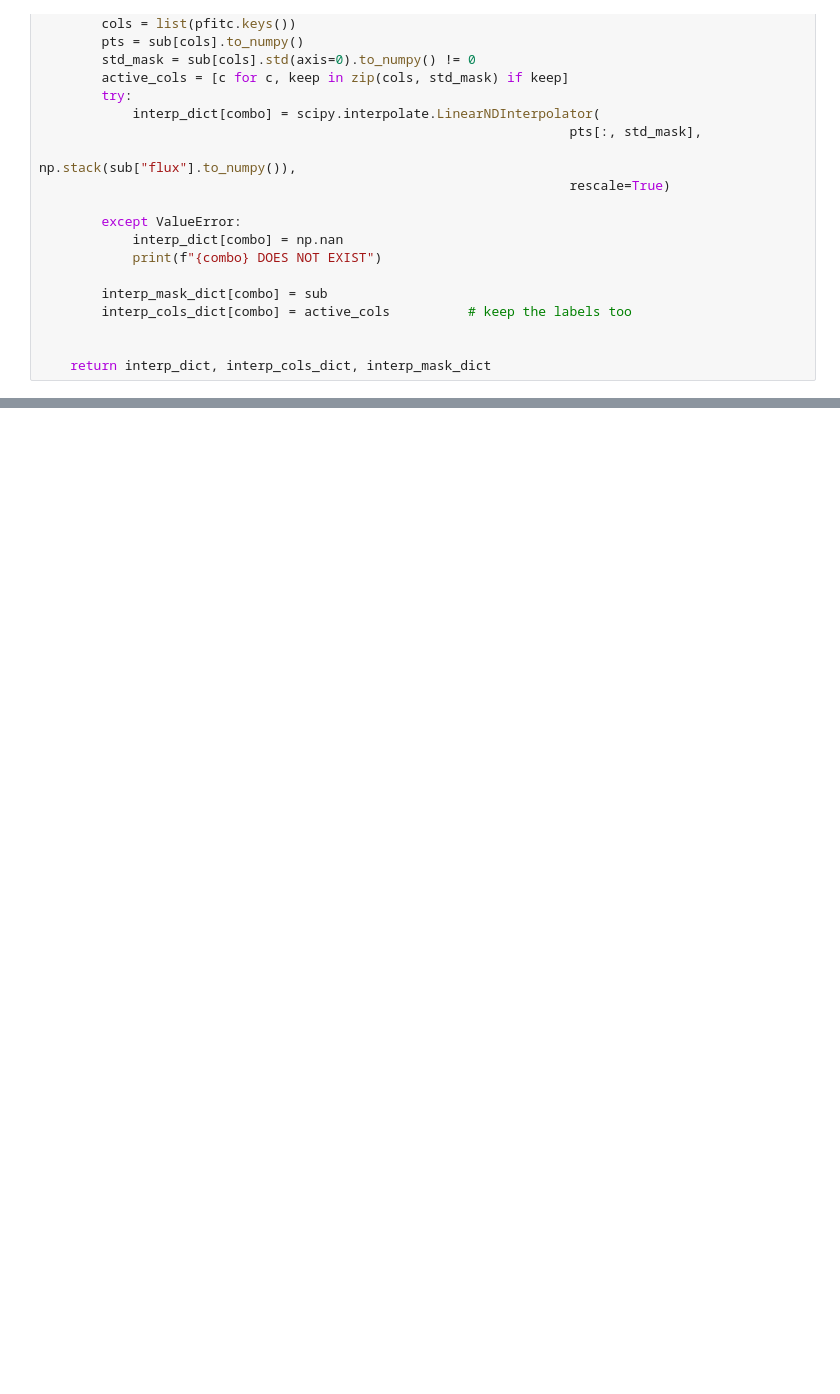
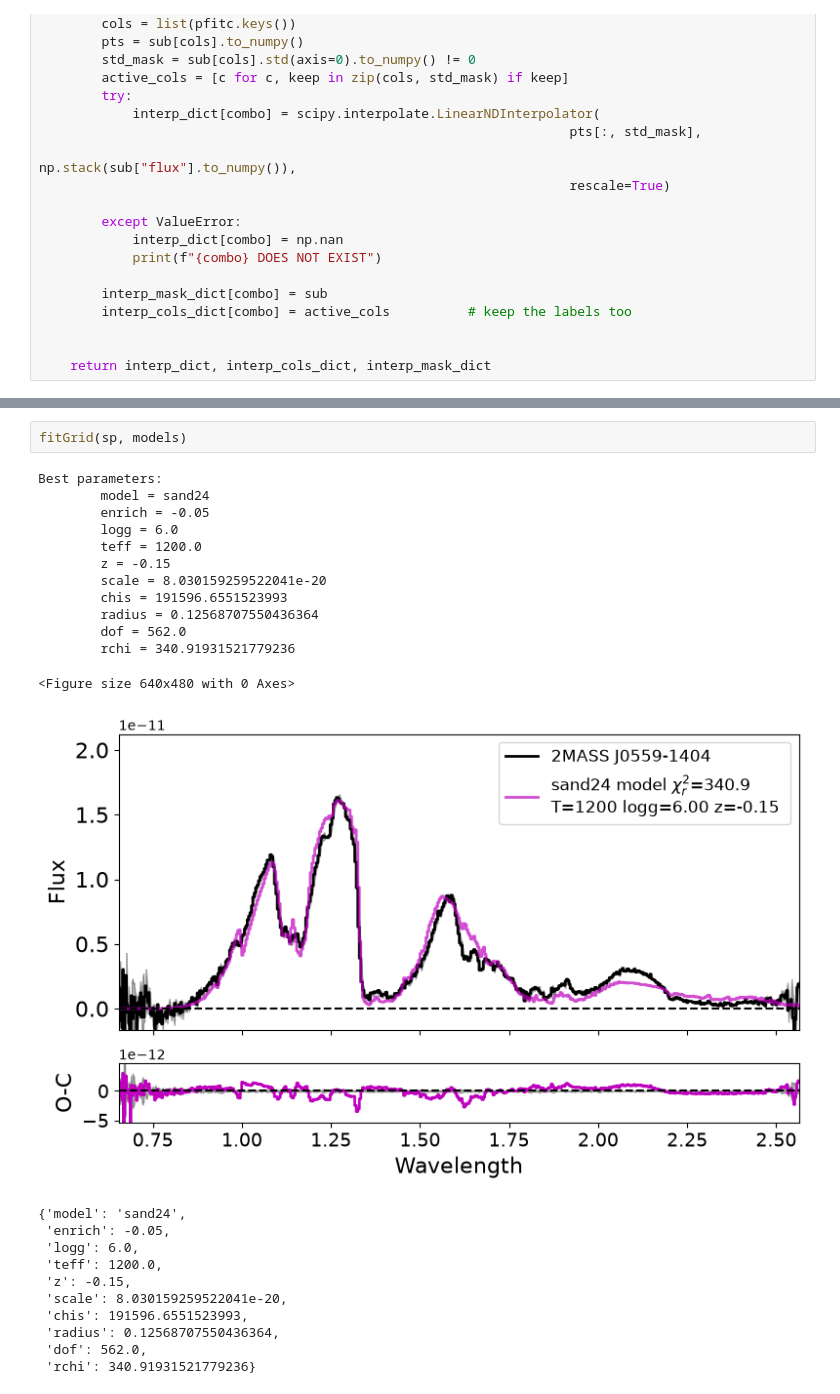
Before and after one commit to e-pritchard/Evan_CSL_Summer_2026, a Jupyter notebook: MCMC_workspace/notebooks/4_more_discrete_parameter_testing.ipynb, the cells around one changed output, grey strips where cells are left out. Saved outputs shown, nothing was run; the diff lists cells and outputs as text; blank space fills up the shorter version.

```diff
--- a/MCMC_workspace/notebooks/4_more_discrete_parameter_testing.ipynb
+++ b/MCMC_workspace/notebooks/4_more_discrete_parameter_testing.ipynb
@@ -790 +946,27 @@ interp_dict, interp_cols_dict, interp_mask_dict = get_emcee_grids_cl()
+# %%
+fitGrid(sp, models)
+# %% [output]
+Best parameters:
+        model = sand24
+        enrich = -0.05
+        logg = 6.0
+        teff = 1200.0
+        z = -0.15
+        scale = 8.030159259522041e-20
+        chis = 191596.6551523993
+        radius = 0.12568707550436364
+        dof = 562.0
+        rchi = 340.91931521779236
+<Figure size 640x480 with 0 Axes>
+[figure, added]
+{'model': 'sand24',
+ 'enrich': -0.05,
+ 'logg': 6.0,
+ 'teff': 1200.0,
+ 'z': -0.15,
+ 'scale': 8.030159259522041e-20,
+ 'chis': 191596.6551523993,
+ 'radius': 0.12568707550436364,
+ 'dof': 562.0,
+ 'rchi': 340.91931521779236}
 # %%
```
Also changed, not shown: parts of 36 cells of this notebook, 2 other files.
